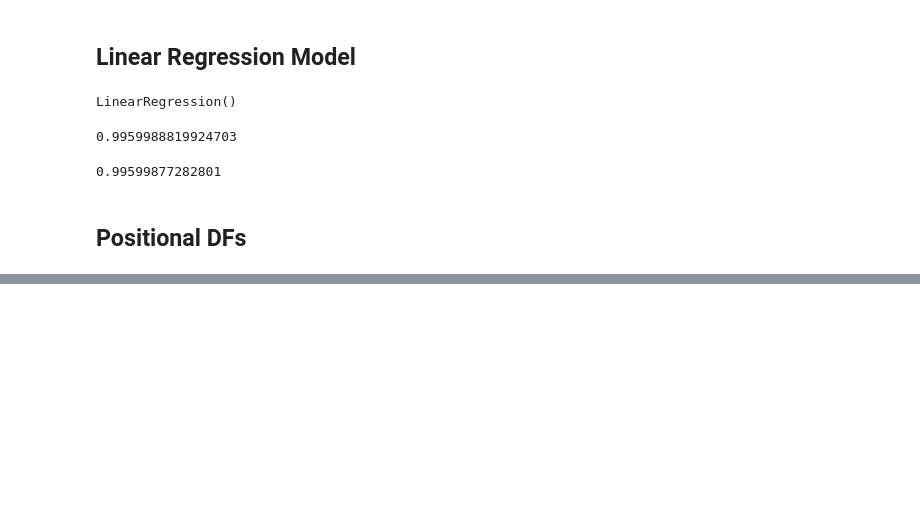
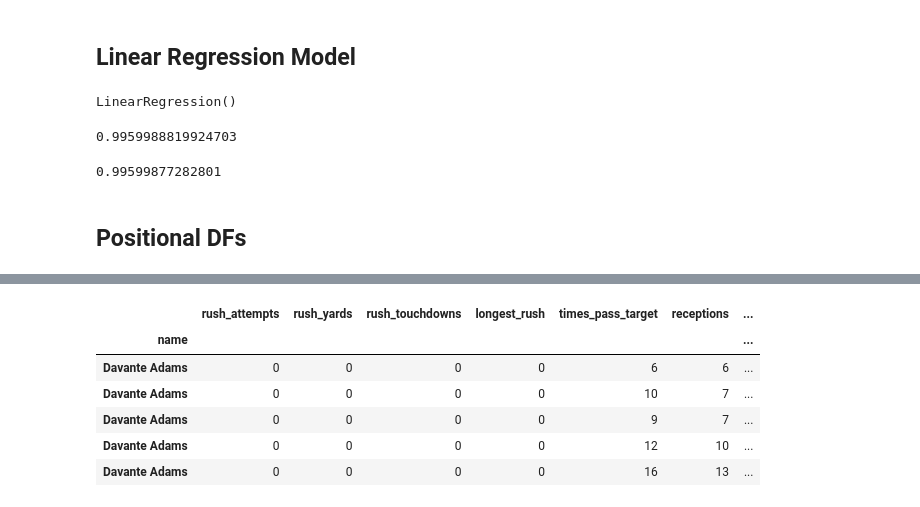
Before and after one commit to sbull32/team_cautious_waffle, a Jupyter notebook: Linear_reg_model.ipynb, the cells around one changed output, grey strips where cells are left out. Saved outputs shown, nothing was run; the diff lists cells and outputs as text; code cells hidden in the pictures; blank space fills up the shorter version.

```diff
--- a/Linear_reg_model.ipynb
+++ b/Linear_reg_model.ipynb
@@ -201,0 +247,14 @@ r2_score(y_test, y_pred)
+# %%
+wr_df = complete_nfl_df[complete_nfl_df["position"] == "WR"]
+# %%
+wr_df = wr_df.drop(['passing_yards', 'completed_passes', 'quarterback_rating', 'attempted_passes', 'longest_pass', 'passing_touchdowns', 'yards_lost_from_sacks', 'times_sacked', 'interceptions_thrown', 'fumbles_recovered_for_touchdown', 'team', 'position'], axis=1)
+# %%
+wr_df.head()
+# %% [output]
+|  | rush_attempts | rush_yards | rush_touchdowns | longest_rush | times_pass_target | receptions | ... |
+| name |  |  |  |  |  |  | ... |
+| Davante Adams | 0 | 0 | 0 | 0 | 6 | 6 | ... |
+| Davante Adams | 0 | 0 | 0 | 0 | 10 | 7 | ... |
+| Davante Adams | 0 | 0 | 0 | 0 | 9 | 7 | ... |
+| Davante Adams | 0 | 0 | 0 | 0 | 12 | 10 | ... |
+| Davante Adams | 0 | 0 | 0 | 0 | 16 | 13 | ... |
```
Also changed, not shown: parts of 23 cells of this notebook.
